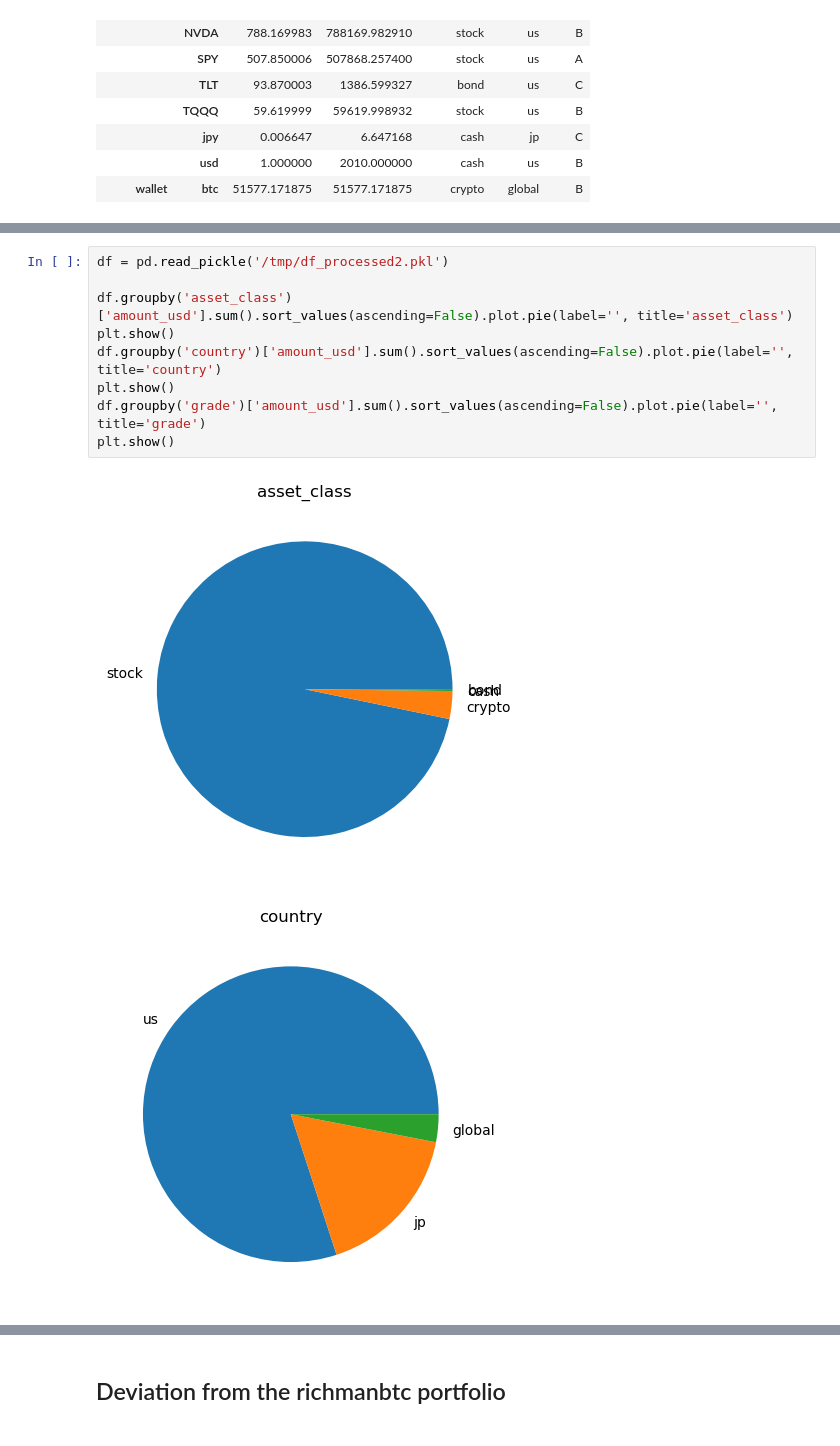
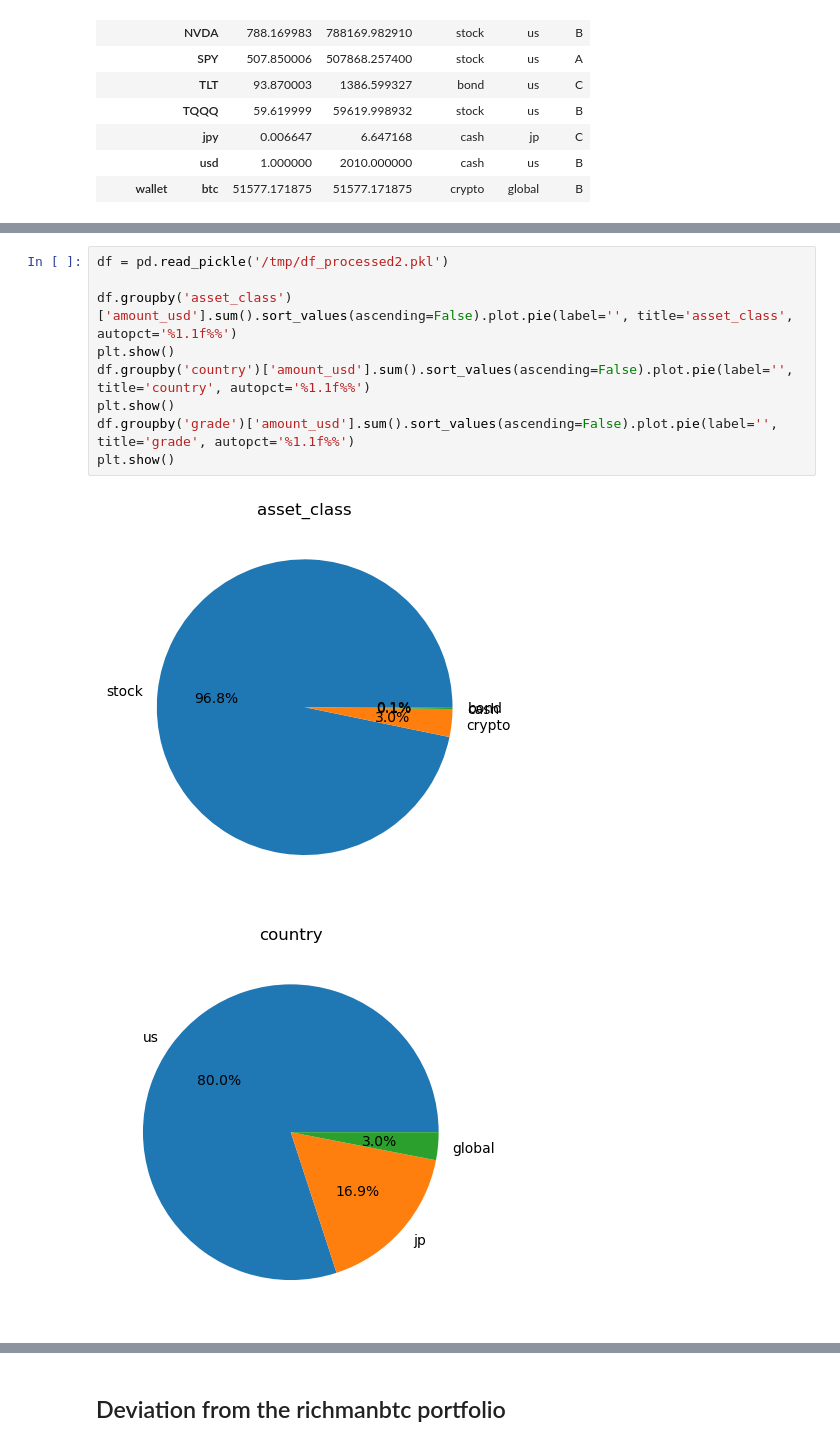
Before and after one commit to richmanbtc/pfanalyzer, a Jupyter notebook: notebooks/report.ipynb, the cells around one changed output, grey strips where cells are left out. Saved outputs shown, nothing was run; the diff lists cells and outputs as text.

```diff
--- a/notebooks/report.ipynb
+++ b/notebooks/report.ipynb
@@ -173,12 +187,12 @@ plt.show()
 # %%
 df = pd.read_pickle('/tmp/df_processed2.pkl')
 
-df.groupby('asset_class')['amount_usd'].sum().sort_values(ascending=False).plot.pie(label='', title='asset_class')
+df.groupby('asset_class')['amount_usd'].sum().sort_values(ascending=False).plot.pie(label='', title='asset_class', autopct='%1.1f%%')
 plt.show()
-df.groupby('country')['amount_usd'].sum().sort_values(ascending=False).plot.pie(label='', title='country')
+df.groupby('country')['amount_usd'].sum().sort_values(ascending=False).plot.pie(label='', title='country', autopct='%1.1f%%')
 plt.show()
-df.groupby('grade')['amount_usd'].sum().sort_values(ascending=False).plot.pie(label='', title='grade')
+df.groupby('grade')['amount_usd'].sum().sort_values(ascending=False).plot.pie(label='', title='grade', autopct='%1.1f%%')
 plt.show()
 # %% [output]
-[figure, old version]
+[figure, new version]
-[figure, old version]
+[figure, new version]
```
Also changed, not shown: parts of 4 cells of this notebook, 1 other file.
